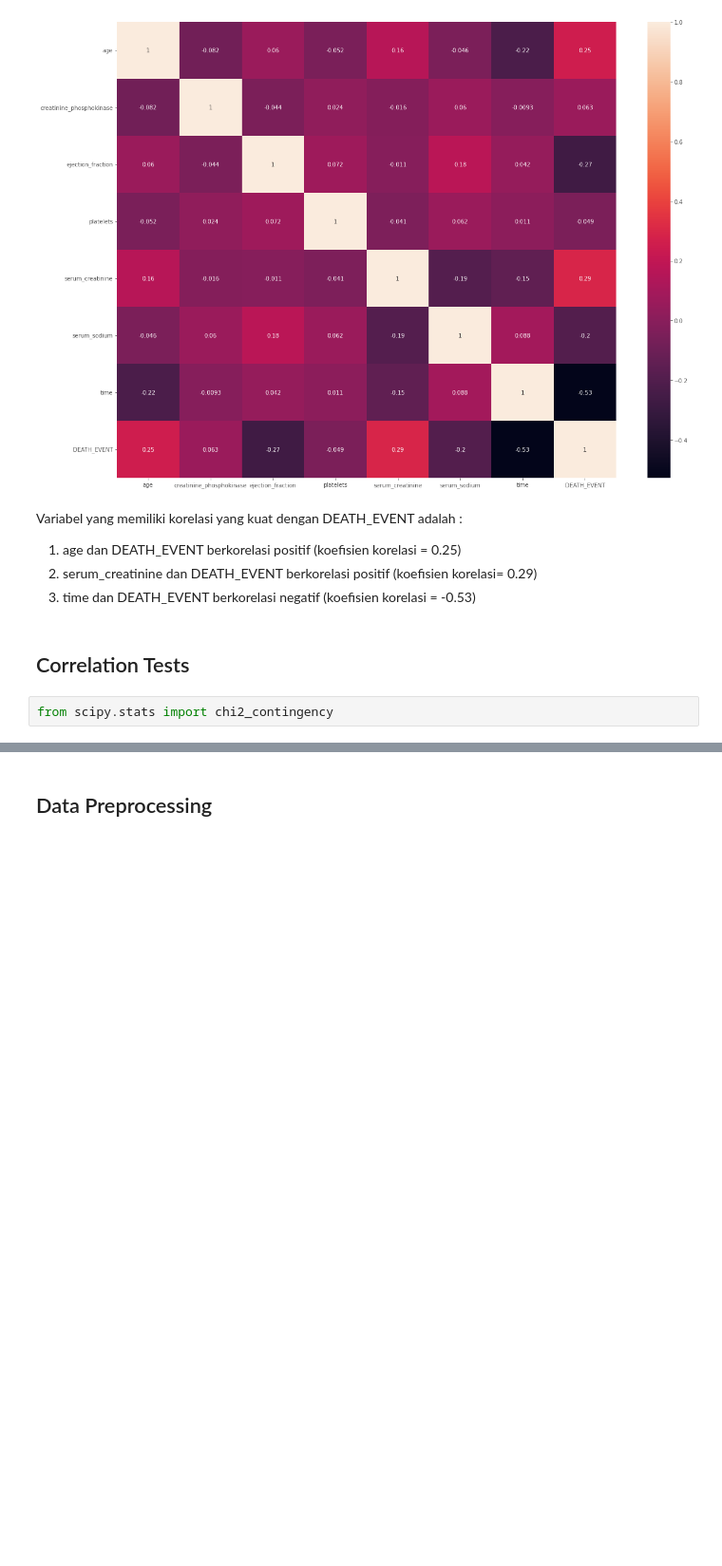
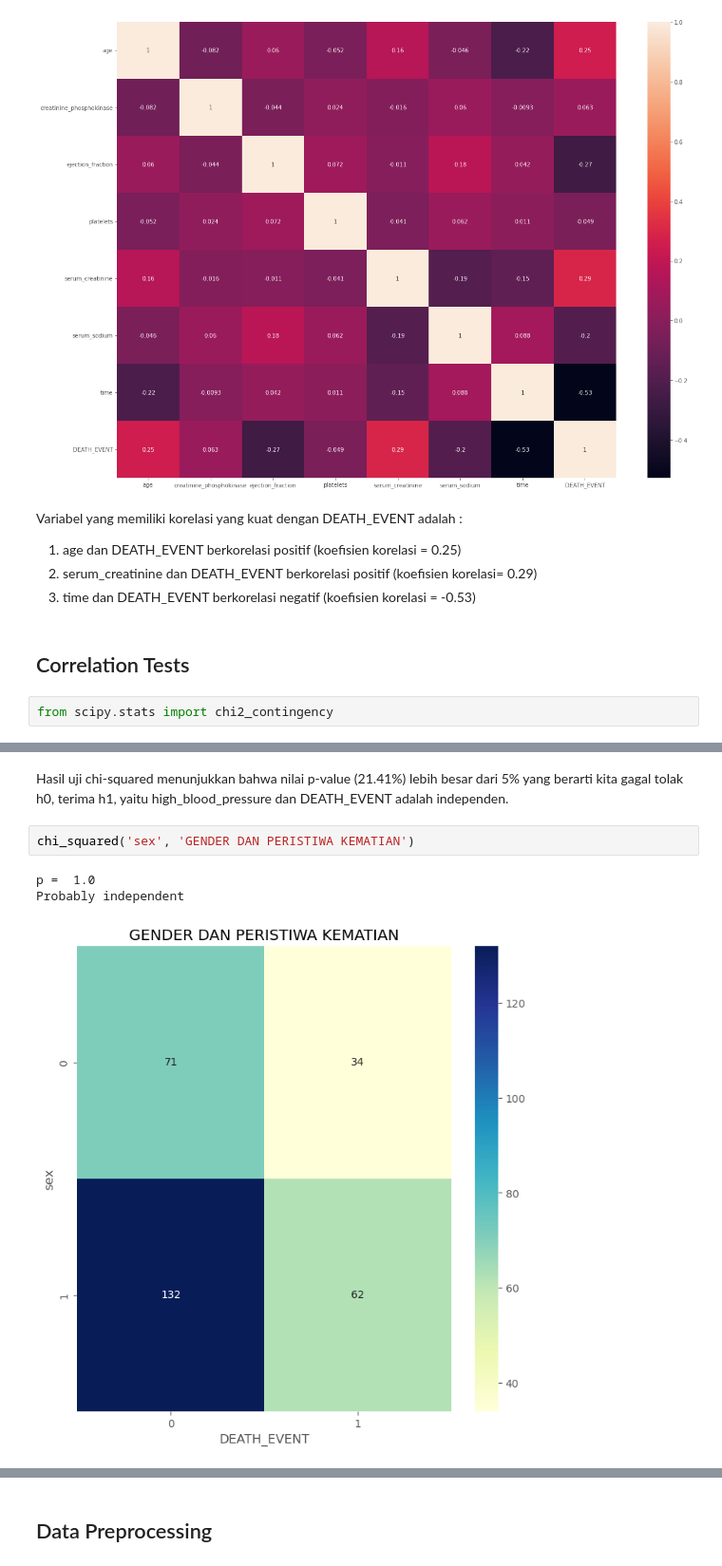
Before and after one commit to JonathanAdi7/Final-Project_Kelompok4, a Jupyter notebook: PYTN_KampusMerdeka_fp3_Kelompok 4 .ipynb, the cells around one changed output, grey strips where cells are left out. Shown at 95% size. Saved outputs shown, nothing was run; the diff lists cells and outputs as text; blank space fills up the shorter version.

```diff
--- a/PYTN_KampusMerdeka_fp3_Kelompok 4 .ipynb
+++ b/PYTN_KampusMerdeka_fp3_Kelompok 4 .ipynb
@@ -786,0 +506,8 @@ Probably independent
+# %% [markdown]
+Hasil uji chi-squared menunjukkan bahwa nilai p-value (21.41%) lebih besar dari 5% yang berarti kita gagal tolak h0, terima h1, yaitu high_blood_pressure dan DEATH_EVENT adalah independen.
+# %%
+chi_squared('sex', 'GENDER DAN PERISTIWA KEMATIAN')
+# %% [output]
+p =  1.0
+Probably independent
+[figure, added]
```
Also changed, not shown: parts of 52 cells of this notebook.
